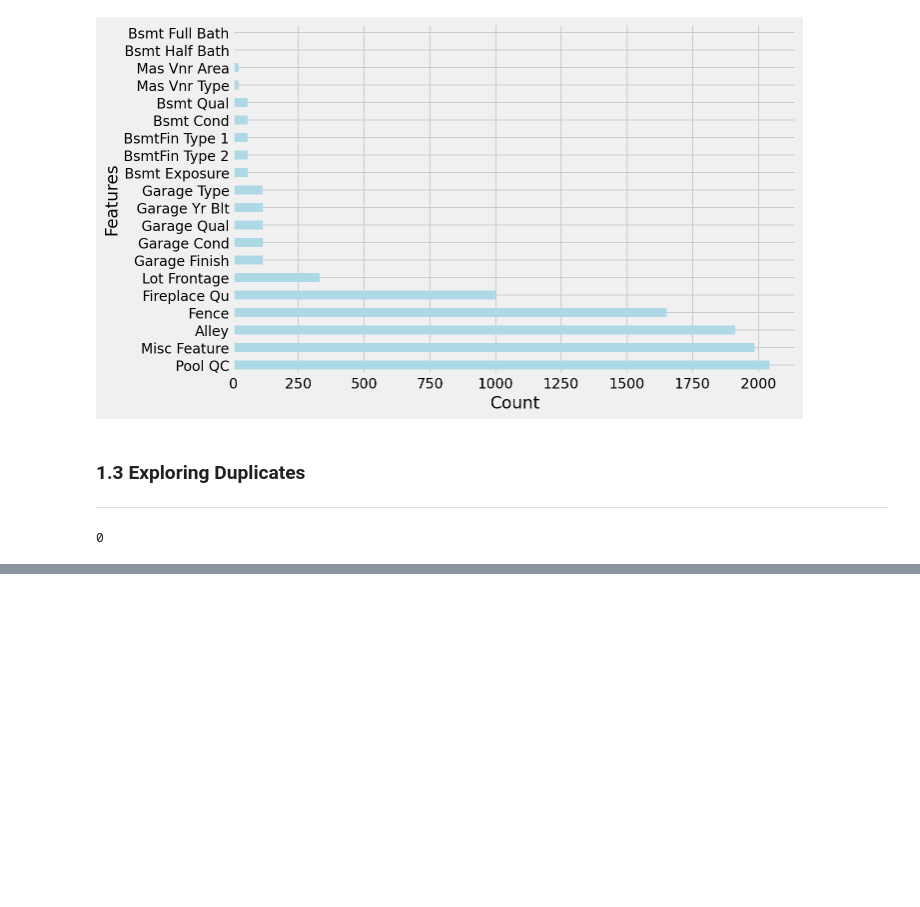
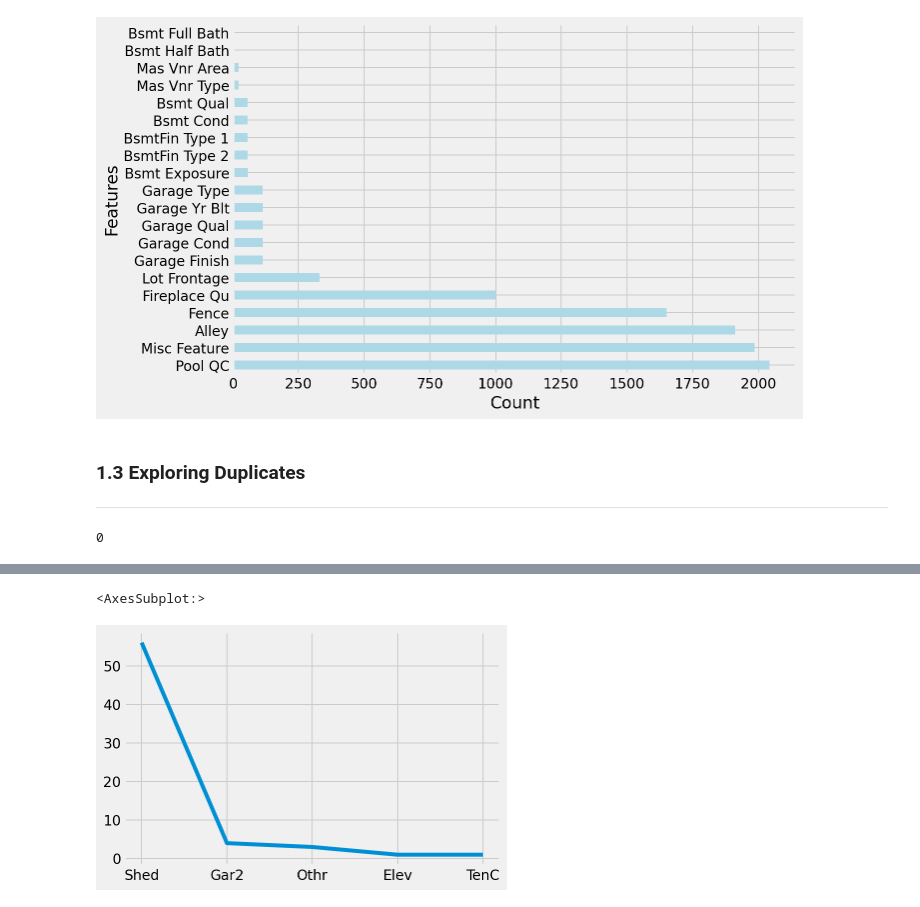
Before and after one commit to 86lekwenshiung/GA-Data-Science-Immersive-Projects, a Jupyter notebook: AMES Housing Price Prediction(P2)/AMES Housing Datasets.ipynb, the cells around one changed output, grey strips where cells are left out. Saved outputs shown, nothing was run; the diff lists cells and outputs as text; code cells hidden in the pictures; blank space fills up the shorter version.

```diff
--- a/AMES Housing Price Prediction(P2)/AMES Housing Datasets.ipynb
+++ b/AMES Housing Price Prediction(P2)/AMES Housing Datasets.ipynb
@@ -159,0 +287,5 @@ for i in range(9):
+# %%
+df_train['Misc Feature'].value_counts().plot()
+# %% [output]
+<AxesSubplot:>
+[figure, added]
```
Also changed, not shown: parts of 18 cells of this notebook.
